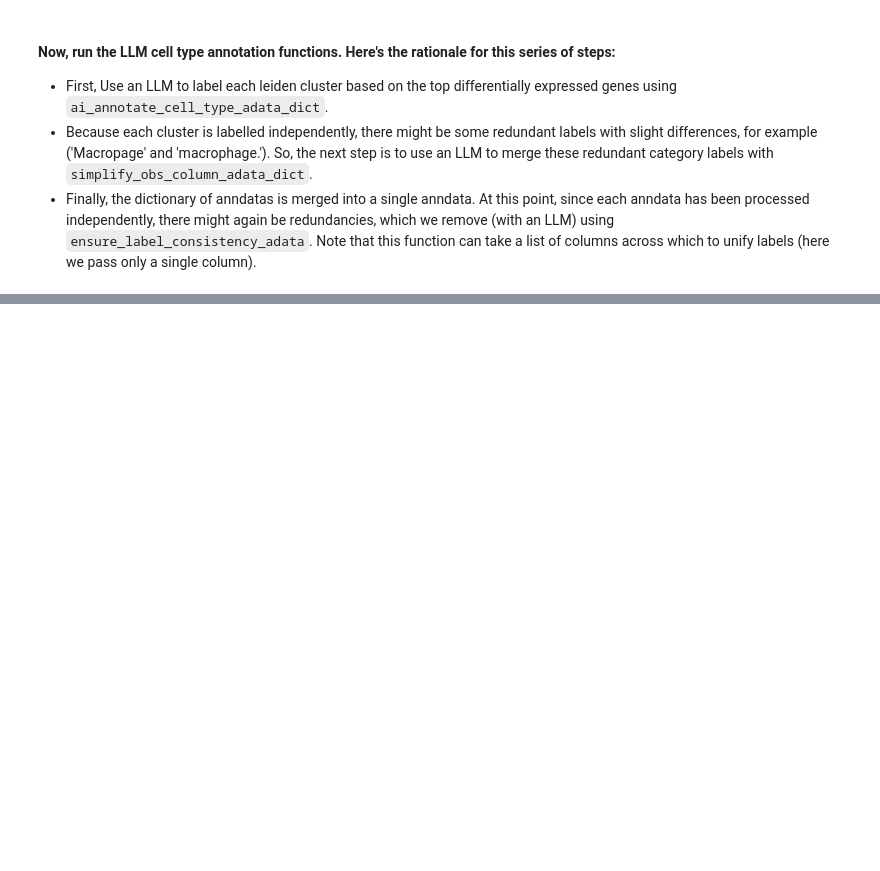
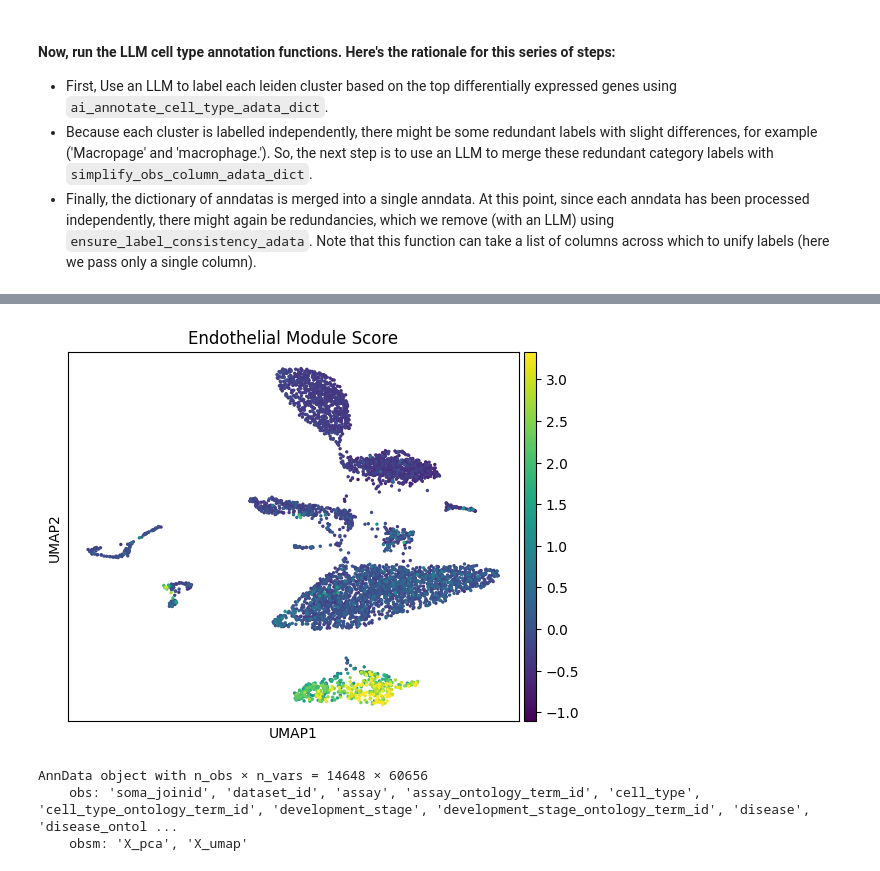
Before and after one commit to ggit12/anndictionary, a Jupyter notebook: tutorial_notebooks/cell_type_annotation_with_an_LLM.ipynb, the cells around one changed output, grey strips where cells are left out. Cells and saved outputs as stored; diff of their text form; code cells hidden in the pictures; blank space fills up the shorter version.

Commit message:
updated readme and llm annotation nb

```diff
--- a/tutorial_notebooks/cell_type_annotation_with_an_LLM.ipynb
+++ b/tutorial_notebooks/cell_type_annotation_with_an_LLM.ipynb
@@ -180,5 +269,20 @@ simplified_mappings = adt.simplify_obs_column_adata_dict(adata_dict, f'{model}_a
+# %%
+#Confirm an annotation using a marker gene score
+endothelial_cell_markers = ["PECAM1", "VWF", "ENG", "CDH5", "FLT1"]
+sc.tl.score_genes(adata_dict['liver'], gene_list=endothelial_cell_markers, score_name='Endothelial_Score')
+
+# Plot UMAP (Kupffer Score)
+sc.pl.umap(adata_dict['liver'], color='Endothelial_Score', title='Endothelial Module Score', vmax='p99', return_fig=False)
+# %% [output]
+[figure, added]
 # %%
 #Merge the adata_dict
 adata = adt.concatenate_adata_dict(adata_dict)
+# %%
+adata
+# %% [output]
+AnnData object with n_obs × n_vars = 14648 × 60656
+    obs: 'soma_joinid', 'dataset_id', 'assay', 'assay_ontology_term_id', 'cell_type', 'cell_type_ontology_term_id', 'development_stage', 'development_stage_ontology_term_id', 'disease', 'disease_ontol ...
+    obsm: 'X_pca', 'X_umap'
 # %%
 #unify the labels from the different adata in the adata_dict (i.e. use an LLM to merge categories like 'Macrophage' and 'macrophages.')
```
Also changed, not shown: parts of 29 cells of this notebook, 7 other files.
